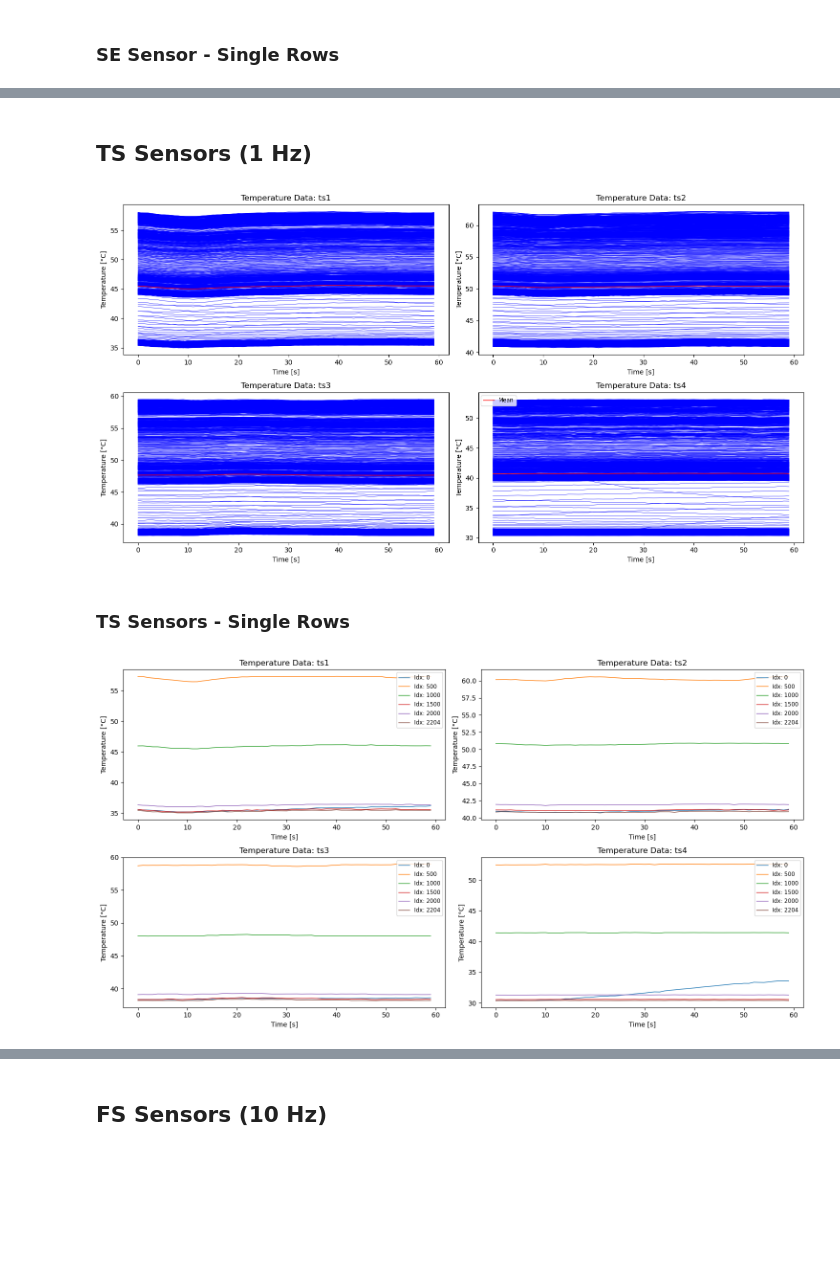
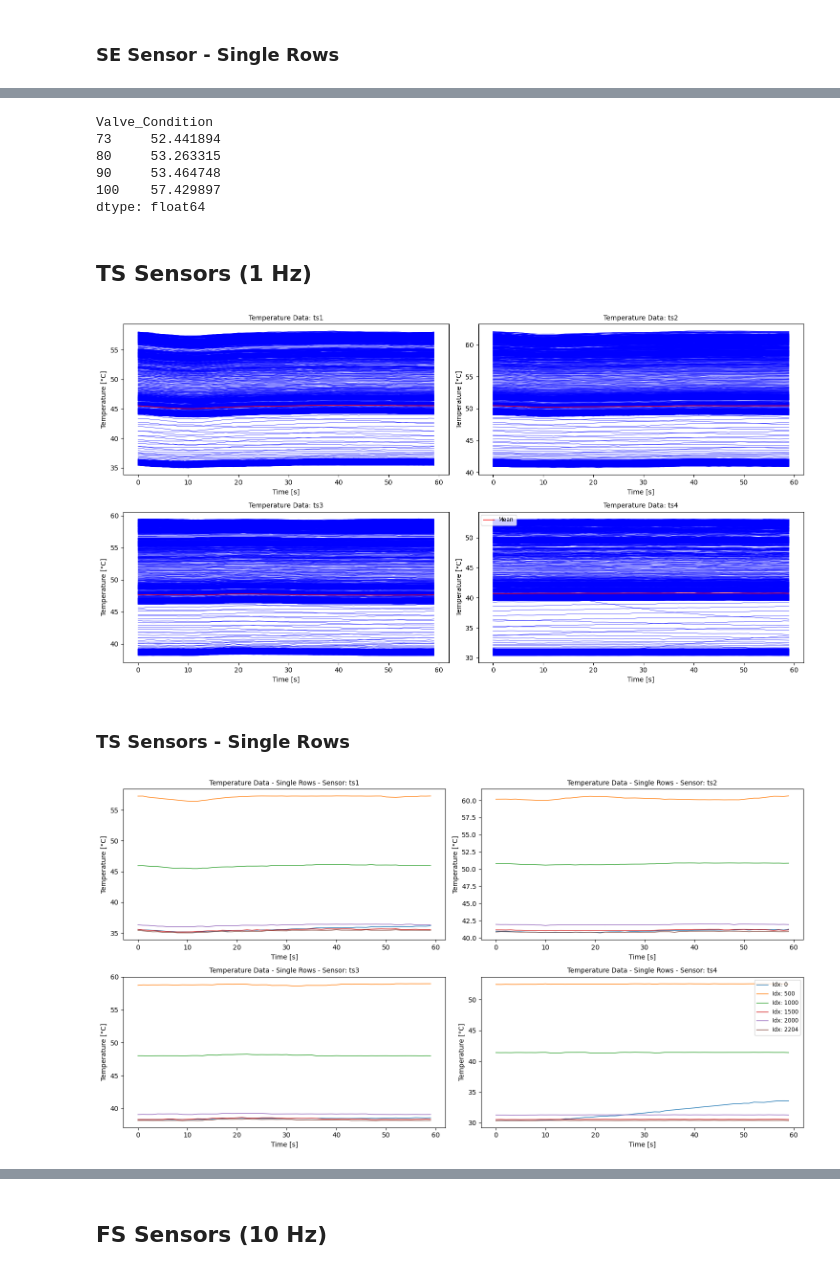
Before and after one commit to danielsaiger1/uni_projects, a Jupyter notebook: python_advanced/final_project/data_exploration_final.ipynb, the cells around one changed output, grey strips where cells are left out. Cells and saved outputs as stored; diff of their text form; code cells hidden in the pictures; blank space fills up the shorter version.

```diff
--- a/python_advanced/final_project/data_exploration_final.ipynb
+++ b/python_advanced/final_project/data_exploration_final.ipynb
@@ -282,0 +226,7 @@ dtype: float64
+# %%
+title = "Efficency Factor Data - Single Rows"
+x_label = "Time [s]"
+y_label = "Efficency Factor [%]"
+
+fig, ax = plt.subplots(figsize=(11, 5), dpi=100)
+plot_single_rows(ax, data['vs1'], title, x_label, y_label, idx)
@@ -283,44 +235,43 @@ dtype: float64
+# %%
+print(mean_per_vc(data['se']))
+# %% [output]
+Valve_Condition
+73     52.441894
+80     53.263315
+90     53.464748
+100    57.429897
+dtype: float64
 # %% [markdown]
 <h2>TS Sensors (1 Hz)</h2>
 # %%
-temp_sensors = ['ts1', 'ts2', 'ts3', 'ts4']
-
 fig, axes = plt.subplots(2, 2, figsize=(15, 8), dpi=100)
 axes = axes.flatten()
 
+x_label = "Time [s]"
+y_label = "Temperature [°C]"
+
 for idx, s in enumerate(temp_sensors):
     ax = axes[idx]
-    for i in range(data[s].shape[0]-1):
-        ax.plot(data[s].iloc[i], color='blue', linewidth=0.5)
-    ax.plot(data[s].mean(axis=0), color='red', linewidth=1, label = 'Mean')
+    title = f"Temperature Data - Sensor: {s}"
+    data_plot(ax, data[s], title, x_label, y_label)
 
-    ax.set_title(f"Temperature Data: {s}")
-    ax.set_xlabel("Time [s]")
-    ax.set_ylabel("Temperature [°C]")
-
-plt.legend(loc='best', fontsize='small')
 plt.tight_layout()
-plt.show()
 # %% [output]
-[figure, old version]
+[figure, new version]
 # %% [markdown]
 <h3>TS Sensors - Single Rows</h3>
 # %%
-temp_sensors = ['ts1', 'ts2', 'ts3', 'ts4']
-idx = [0 , 500, 1000, 1500, 2000, 2204]
-
 fig, axes = plt.subplots(2, 2, figsize=(15, 8), dpi=100)
 axes = axes.flatten()
 
+x_label = "Time [s]"
+y_label = "Temperature [°C]"
+
 for i, s in enumerate(temp_sensors):
     ax = axes[i]
-    for j in idx:
-        ax.plot(data[s].iloc[j], label=f"Idx: {j}",linewidth=1)
-    ax.set_title(f"Temperature Data: {s}")
-    ax.set_xlabel("Time [s]")
-    ax.set_ylabel("Temperature [°C]")
-    ax.legend(loc='best', fontsize='small')
+    title = f"Temperature Data - Single Rows - Sensor: {s}"
+    plot_single_rows(ax, data[s], title, x_label, y_label, idx)
+
 plt.tight_layout()
-plt.show()
 # %% [output]
-[figure, old version]
+[figure, new version]
```
Also changed, not shown: parts of 46 cells of this notebook.
